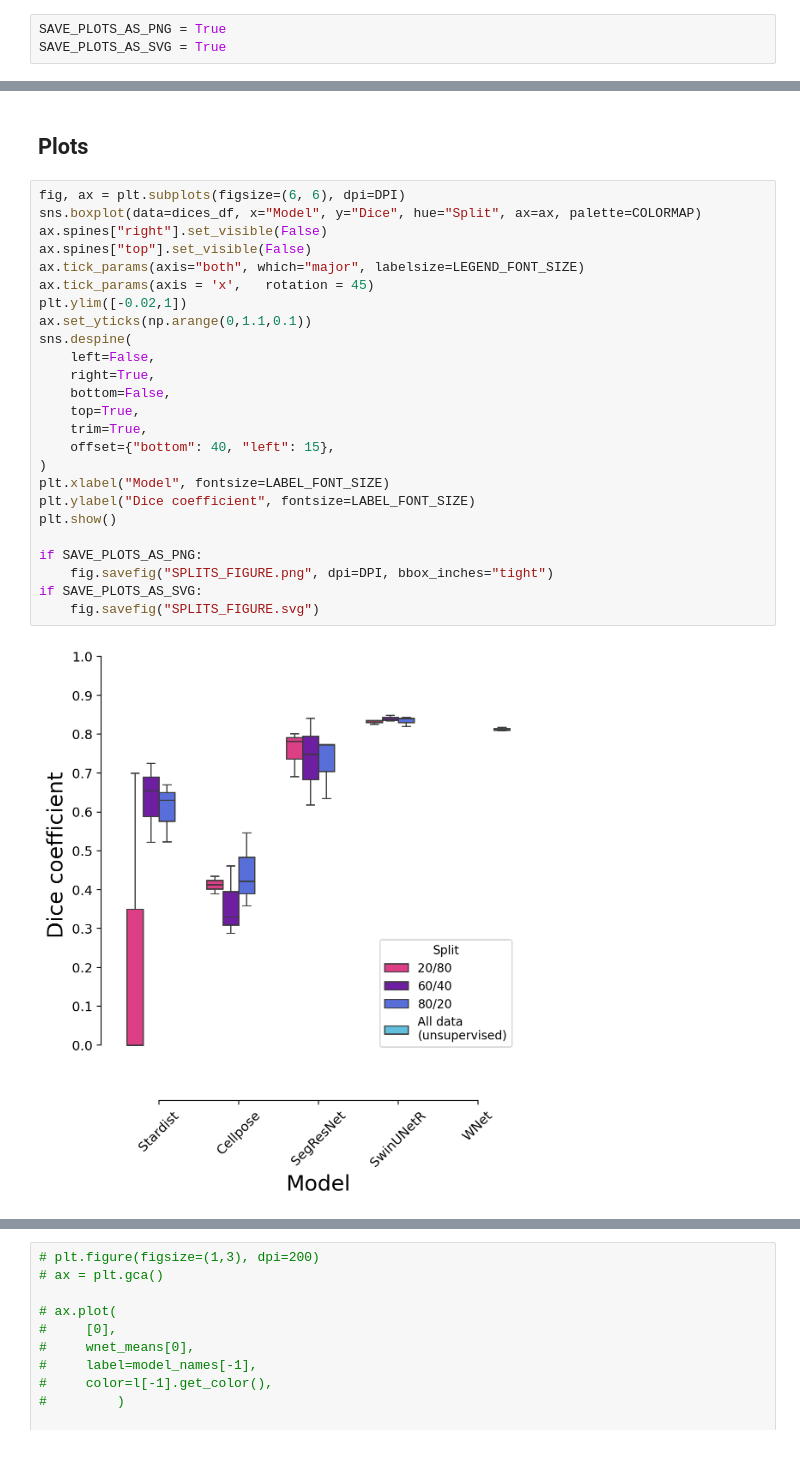
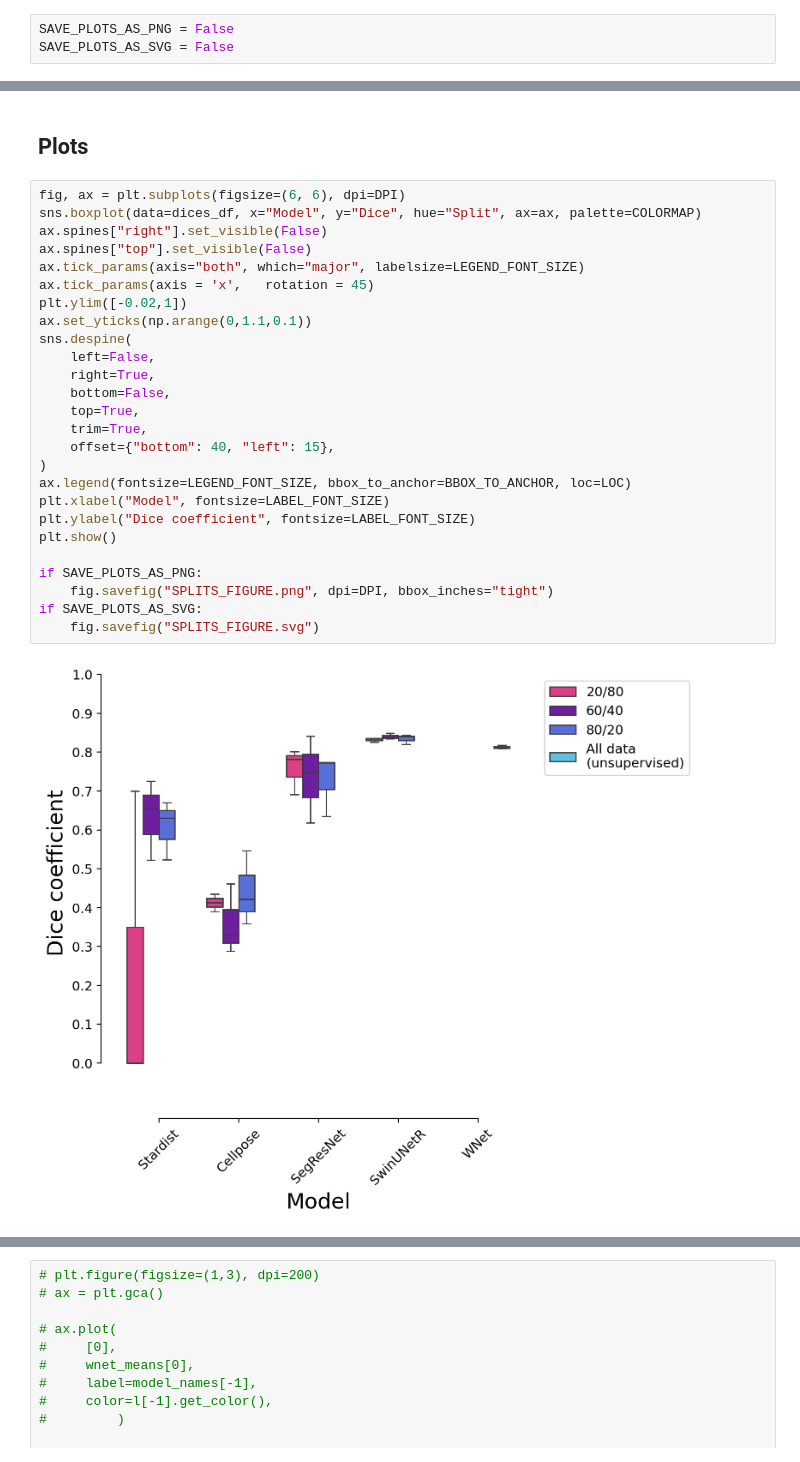
Before and after one commit to C-Achard/cellseg3d-figures, a Jupyter notebook: book/figX-x-splits/splits_benchmark.ipynb, the cells around one changed output, grey strips where cells are left out. Drawn from its saved outputs; the diff is of its cells as text.

```diff
--- a/book/figX-x-splits/splits_benchmark.ipynb
+++ b/book/figX-x-splits/splits_benchmark.ipynb
@@ -29,8 +29,8 @@ Plot parameters (set in plots.py) :
 - Title font size : 26
 - Label font size : 18
 # %%
-SAVE_PLOTS_AS_PNG = True
-SAVE_PLOTS_AS_SVG = True
+SAVE_PLOTS_AS_PNG = False
+SAVE_PLOTS_AS_SVG = False
 # %% [markdown]
 ## Data loading
 # %%
@@ -364,30 +364,31 @@ dice_df_t
 # %%
 fig, ax = plt.subplots(figsize=(6, 6), dpi=DPI)
 sns.boxplot(data=dices_df, x="Model", y="Dice", hue="Split", ax=ax, palette=COLORMAP)
 ax.spines["right"].set_visible(False)
 ax.spines["top"].set_visible(False)
 ax.tick_params(axis="both", which="major", labelsize=LEGEND_FONT_SIZE)
 ax.tick_params(axis = 'x',   rotation = 45)
 plt.ylim([-0.02,1])
 ax.set_yticks(np.arange(0,1.1,0.1))
 sns.despine(
     left=False,
     right=True,
     bottom=False,
     top=True,
     trim=True,
     offset={"bottom": 40, "left": 15},
 )
+ax.legend(fontsize=LEGEND_FONT_SIZE, bbox_to_anchor=BBOX_TO_ANCHOR, loc=LOC)
 plt.xlabel("Model", fontsize=LABEL_FONT_SIZE)
 plt.ylabel("Dice coefficient", fontsize=LABEL_FONT_SIZE)
 plt.show()
 
 if SAVE_PLOTS_AS_PNG:
     fig.savefig("SPLITS_FIGURE.png", dpi=DPI, bbox_inches="tight")
 if SAVE_PLOTS_AS_SVG:
     fig.savefig("SPLITS_FIGURE.svg")
 # %% [output]
-[figure, old version]
+[figure, new version]
 # %%
 # same as above with Swin and WNet and y axis on the right
 fig, ax = plt.subplots(figsize=(3, 6), dpi=DPI)
```
Also changed, not shown: parts of 1 cell of this notebook, 3 other files.
